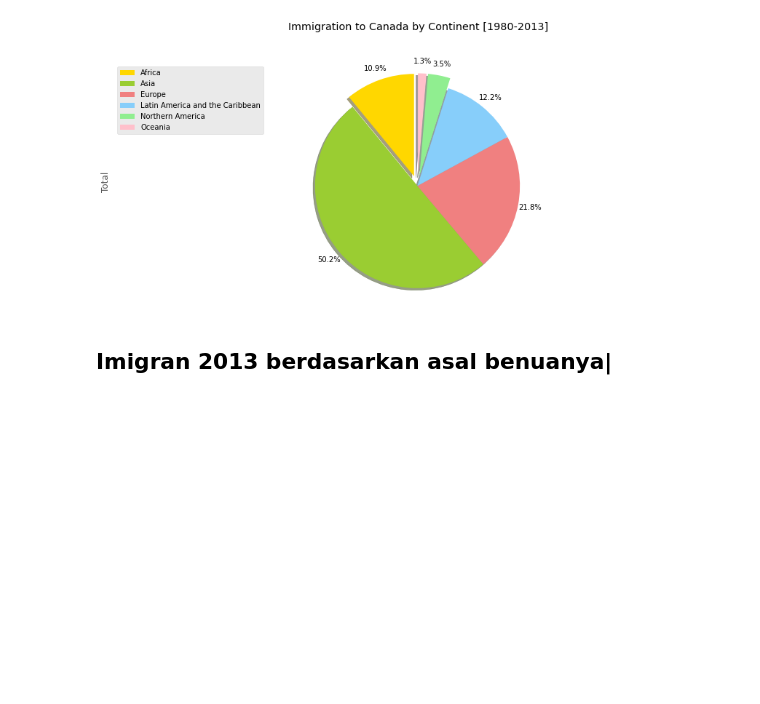
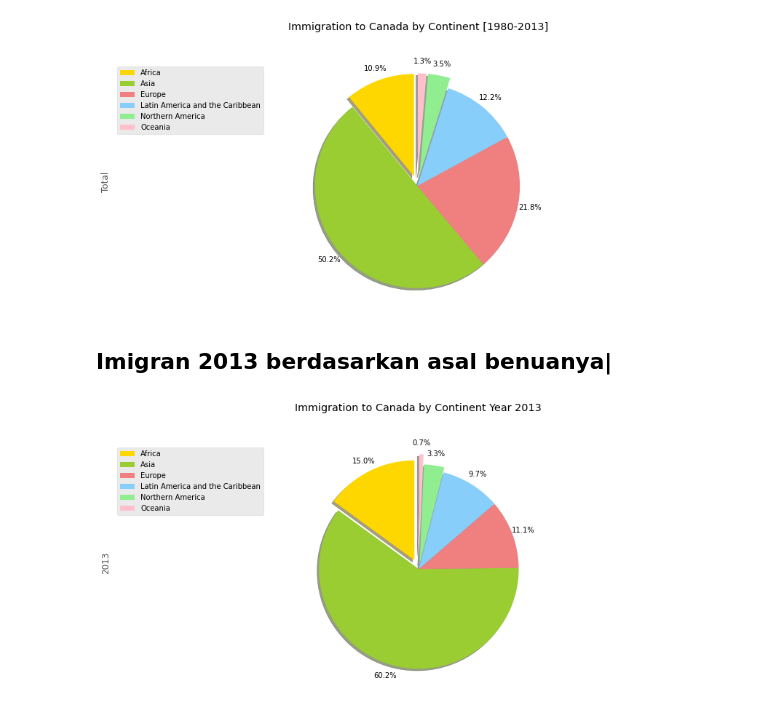
Before and after one commit to ainajefelina/Studi-Independen, a Jupyter notebook: Sesi 7/Summary 2.ipynb, the cells around one changed output. Cells and saved outputs as stored; diff of their text form; code cells hidden in the pictures; blank space fills up the shorter version.

```diff
--- a/Sesi 7/Summary 2.ipynb
+++ b/Sesi 7/Summary 2.ipynb
@@ -581,0 +580,10 @@ df_continents['2013'].plot(kind='pie', fi)
+# %%
+color_list=['gold','yellowgreen', 'lightcoral', 'lightskyblue', 'lightgreen', 'pink']
+explode_list=[0.1, 0, 0, 0, 0.05, 0.15]
+df_continents['2013'].plot(kind='pie', figsize=(15,6), autopct='%1.1f%%', startangle=90, shadow=True, labels=None, pctdistance=1.12, colors=color_list, explode=explode_list)
+plt.title('Immigration to Canada by Continent Year 2013', y=1.12)
+plt.axis('equal')
+plt.legend(labels=df_continents.index, loc='upper left')
+plt.show()
+# %% [output]
+[figure, added]
```
Also changed, not shown: parts of 40 cells of this notebook.
